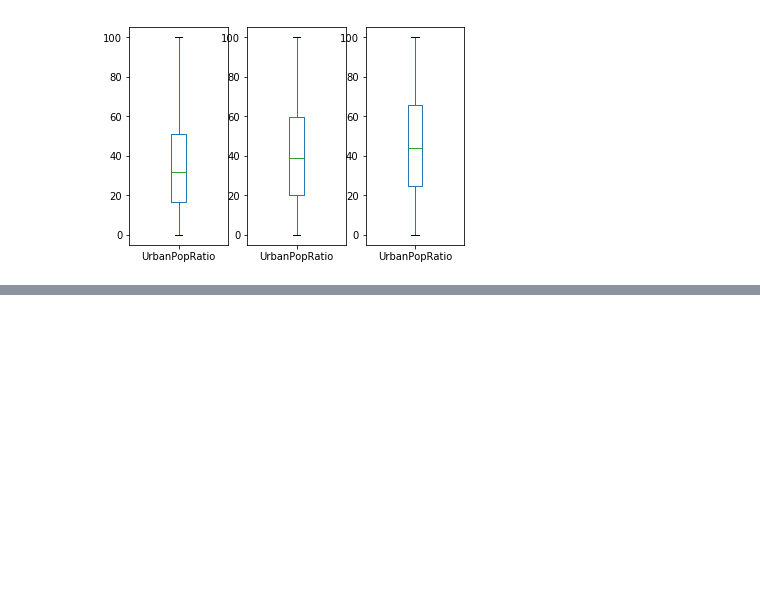
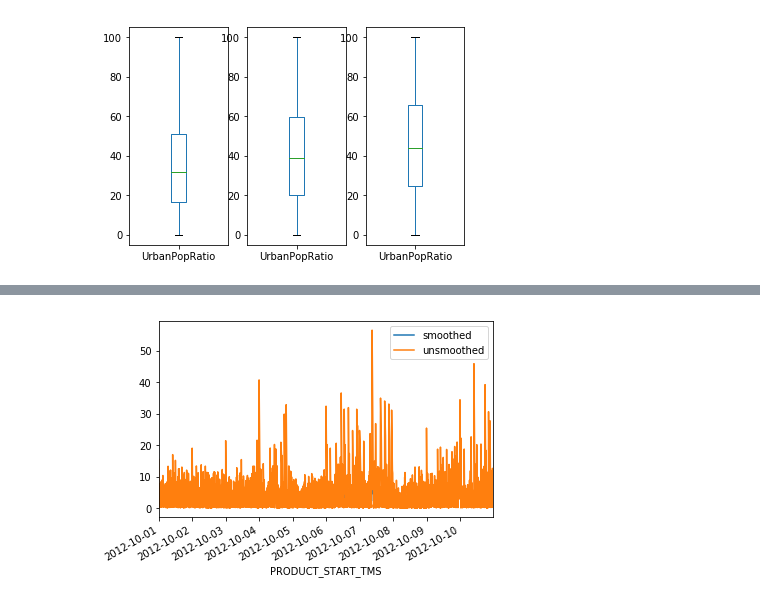
Before and after one commit to woosa7/PythonDataAnalytics, a Jupyter notebook: pandas/DataCamp05.ipynb, the cells around one changed output, grey strips where cells are left out. Cells and saved outputs as stored; diff of their text form; code cells hidden in the pictures; blank space fills up the shorter version.

```diff
--- a/pandas/DataCamp05.ipynb
+++ b/pandas/DataCamp05.ipynb
@@ -237,0 +414,3 @@ df_pop.loc[df_pop['Year'] == 1980].plot(ax=axes[2], y='UrbanPopRatio', kind='box
+# %%
+df_time = pd.read_csv('data/Product_airtime.csv', index_col='PRODUCT_START_TMS', parse_dates=True)
+df_time.head()
@@ -237,0 +451,14 @@ df_pop.loc[df_pop['Year'] == 1980].plot(ax=axes[2], y='UrbanPopRatio', kind='box
+# %%
+unsmoothed = df_time['PRODUCT_AIRTIME_MINS']['2012-10-01':'2012-10-10']
+
+# Apply a rolling mean with a 24 hour window: smoothed
+smoothed = unsmoothed.rolling(window=24).mean()
+
+# Create a new DataFrame with columns smoothed and unsmoothed: august
+august = pd.DataFrame({'smoothed':smoothed, 'unsmoothed':unsmoothed})
+
+# Plot both smoothed and unsmoothed data using august.plot().
+august.plot()
+plt.show()
+# %% [output]
+[figure, added]
```
Also changed, not shown: parts of 23 cells of this notebook, 2 other files.
